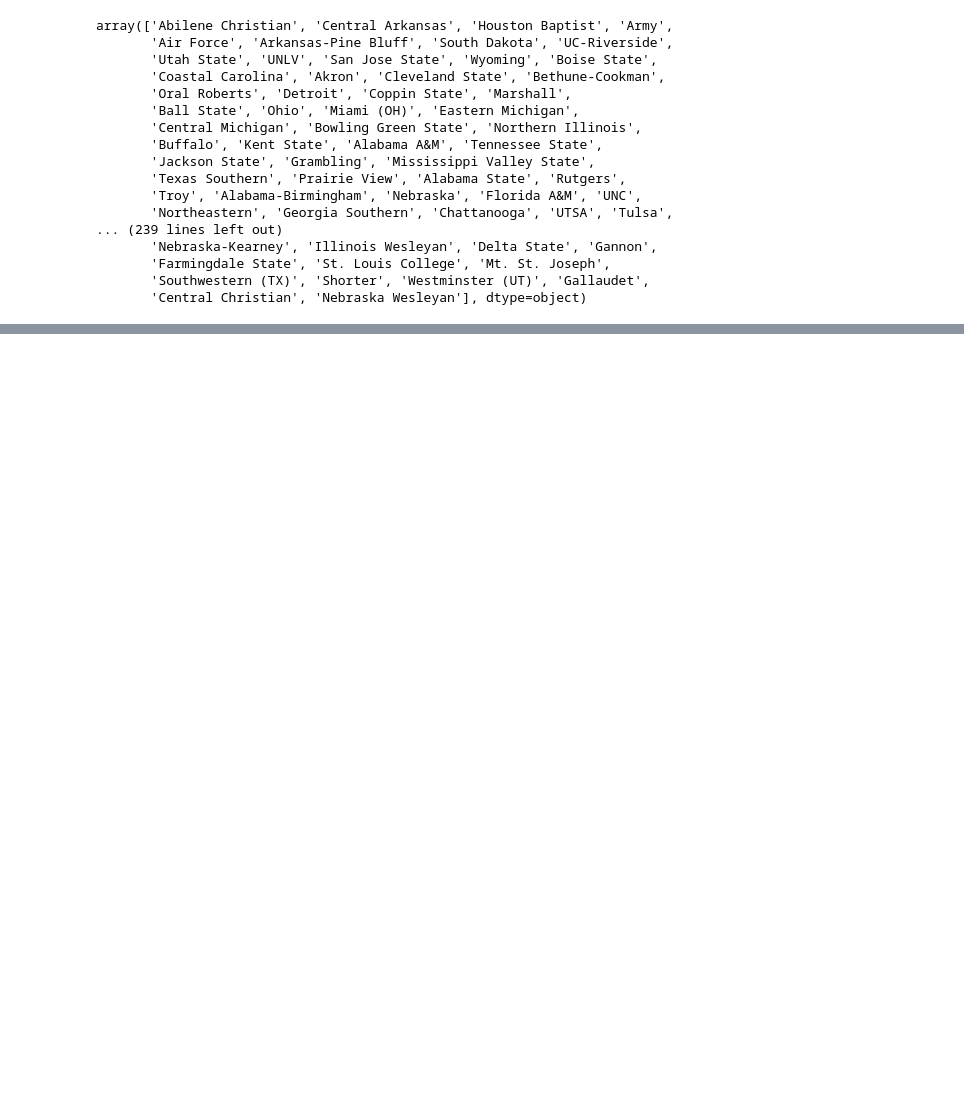
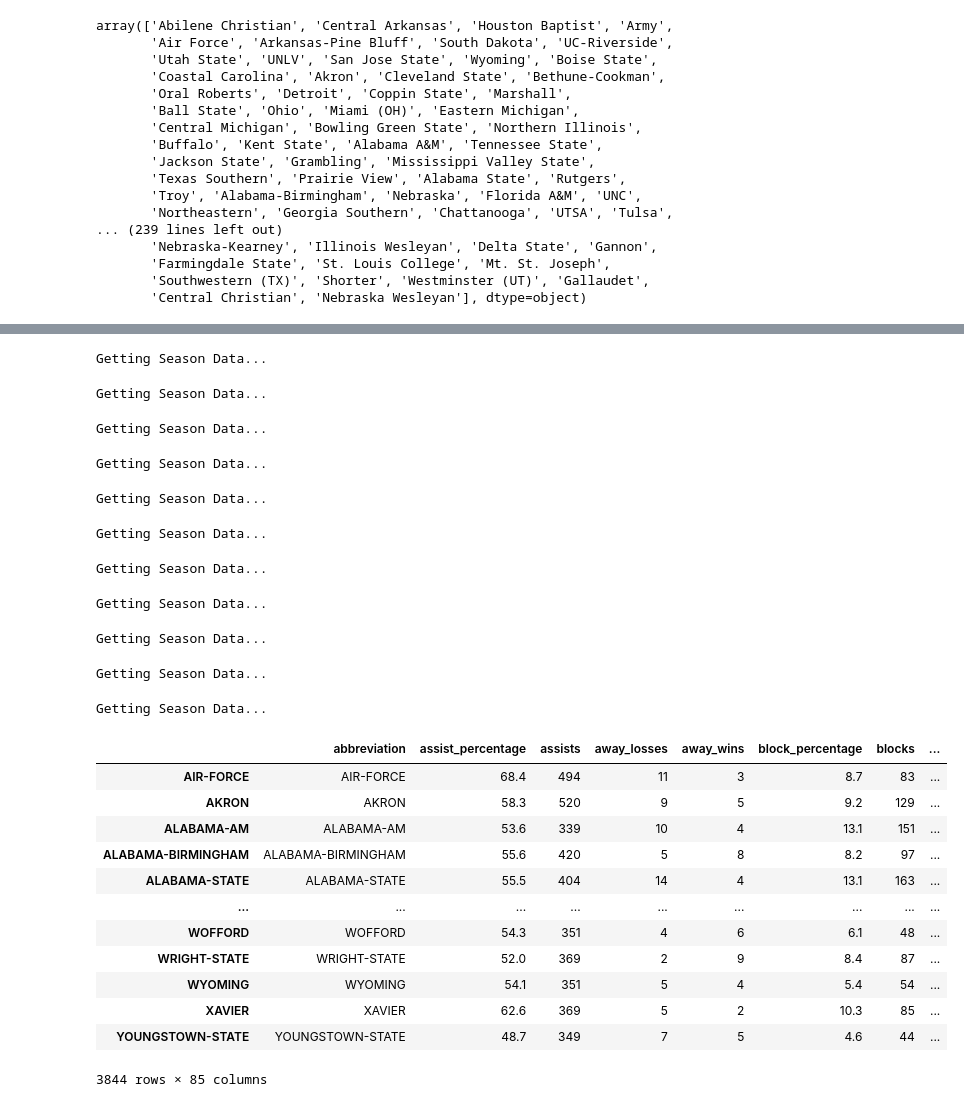
Before and after one commit to fmathews11/College_basketball, a Jupyter notebook: College_BB_Data_Pipeline.ipynb, the cells around one changed output, grey strips where cells are left out. Cells and saved outputs as stored; diff of their text form; code cells hidden in the pictures; blank space fills up the shorter version.

Commit message:
Adding Aggregated data

```diff
--- a/College_BB_Data_Pipeline.ipynb
+++ b/College_BB_Data_Pipeline.ipynb
@@ -525,0 +547,39 @@ final_df.to_csv('mldata.csv')
+# %%
+df_agg = pd.DataFrame(columns=agg_cols)
+seasons = [2011,2012,2013,2014,2015,2016,2017,2018,2019,2020,2021]
+for season in seasons:
+    print("Getting Season Data...")
+    for t in tqdm(Teams(season)):
+        try:
+            temp_df = t.dataframe
+            temp_df['season'] = season
+            df_agg = pd.concat([df_agg,temp_df],axis=0)
+        except:
+            pass
+
+df_agg
+# %% [output]
+Getting Season Data...
+Getting Season Data...
+Getting Season Data...
+Getting Season Data...
+Getting Season Data...
+Getting Season Data...
+Getting Season Data...
+Getting Season Data...
+Getting Season Data...
+Getting Season Data...
+Getting Season Data...
+|  | abbreviation | assist_percentage | assists | away_losses | away_wins | block_percentage | blocks | ... |
+| AIR-FORCE | AIR-FORCE | 68.4 | 494 | 11 | 3 | 8.7 | 83 | ... |
+| AKRON | AKRON | 58.3 | 520 | 9 | 5 | 9.2 | 129 | ... |
+| ALABAMA-AM | ALABAMA-AM | 53.6 | 339 | 10 | 4 | 13.1 | 151 | ... |
+| ALABAMA-BIRMINGHAM | ALABAMA-BIRMINGHAM | 55.6 | 420 | 5 | 8 | 8.2 | 97 | ... |
+| ALABAMA-STATE | ALABAMA-STATE | 55.5 | 404 | 14 | 4 | 13.1 | 163 | ... |
+| ... | ... | ... | ... | ... | ... | ... | ... | ... |
+| WOFFORD | WOFFORD | 54.3 | 351 | 4 | 6 | 6.1 | 48 | ... |
+| WRIGHT-STATE | WRIGHT-STATE | 52.0 | 369 | 2 | 9 | 8.4 | 87 | ... |
+| WYOMING | WYOMING | 54.1 | 351 | 5 | 4 | 5.4 | 54 | ... |
+| XAVIER | XAVIER | 62.6 | 369 | 5 | 2 | 10.3 | 85 | ... |
+| YOUNGSTOWN-STATE | YOUNGSTOWN-STATE | 48.7 | 349 | 7 | 5 | 4.6 | 44 | ... |
+3844 rows × 85 columns
```
Also changed, not shown: parts of 16 cells of this notebook.
